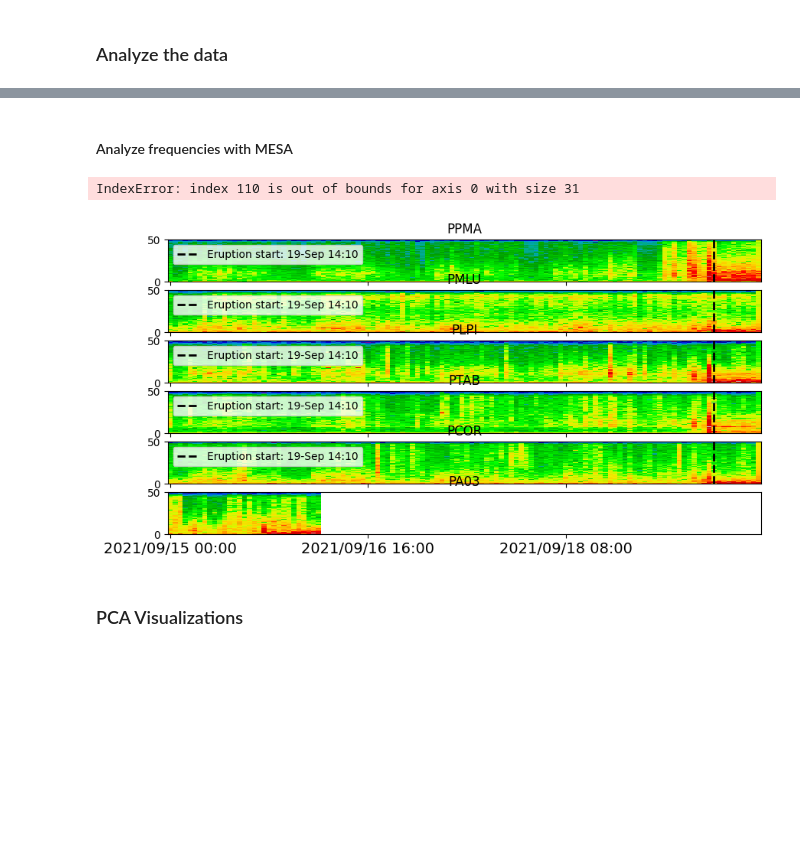
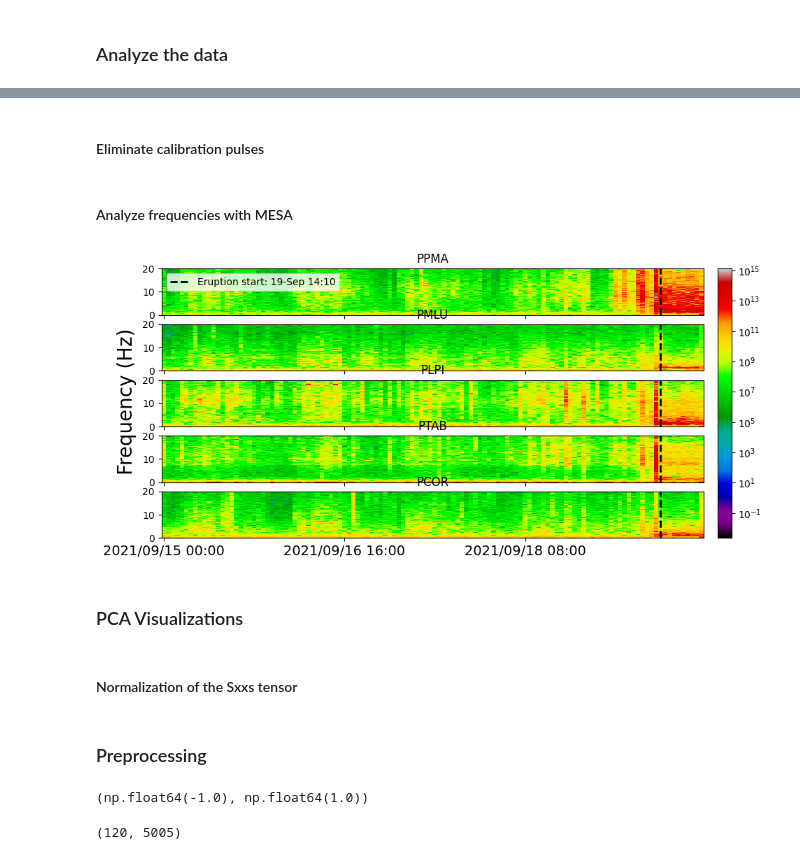
Before and after one commit to CoDaSLab/MSPC-Seismic, a Jupyter notebook: exploration/IGARSS.ipynb, the cells around one changed output, grey strips where cells are left out. Saved outputs shown, nothing was run; the diff lists cells and outputs as text; code cells hidden in the pictures; blank space fills up the shorter version.

```diff
--- a/exploration/IGARSS.ipynb
+++ b/exploration/IGARSS.ipynb
@@ -19,7 +19,7 @@ files['end_time'] = pd.to_datetime(files['end_time'], utc=True)
 
 
 eruption_files = files[(files['start_time']==starttime) | (files['end_time']==endtime) ]
-eruption_sensors = pd.unique(eruption_files['sensor'])
+eruption_sensors = pd.unique(eruption_files['sensor']).tolist()
 # %%
 print(f"There were {len(eruption_sensors)} measuring during the eruption")
 print(f"They were: \n {eruption_sensors}")
@@ -57,12 +66,18 @@ sensors = eruption_sensors
 # %%
 import obspy
 from obspy.core import UTCDateTime
+import numpy as np
+
 
 ST = []
-sensor_ids = [2,3,4,5,6,7,]
+sensors = ['PPMA', 'PMLU', 'PLPI', 'PTAB','PCOR']
+# sensors = ['PPMA', 'PLPI']
+
+sensor_ids = [eruption_sensors.index(element) for element in sensors if element in eruption_sensors]
+
 for sensor_id in sensor_ids:
     print(f"Reading 2021 data for sensor {eruption_sensors[sensor_id]}...")
-    st = obspy.read(f"{data_path}/C7.{eruption_sensors[sensor_id]}.*.2021.*",
+    st = obspy.read(f"{data_path}/C7.{eruption_sensors[sensor_id]}.*.HHE.*.2021.*",
                     starttime=UTCDateTime(starttime), endtime=UTCDateTime(endtime))
     st.merge()
     st.plot();
@@ -82,0 +96,2 @@ Reading 2021 data for sensor PA03...
+# %% [markdown]
+#### Eliminate calibration pulses
@@ -88,13 +111,14 @@ from msa.visualization import plot
 # %%
 sr = st[0].stats.sampling_rate
 
-window_length = 18 # s
+window_length = 20 # s
 window_samples = int(window_length*sr)
 # shift = window_length*1000 #s
 shift = 3600 #s
 hop = int(shift*sr)
 
 M = len(sensor_ids)
+N = len(sensor_ids)
 times = [[] for _ in range(M)]
 freqs = [[] for _ in range(M)]
 Sxxs  = [[] for _ in range(M)]
@@ -106,42 +130,84 @@ for i, sensor_id in enumerate(sensor_ids):
     times[i] = time[1:]
     freqs[i] = freq
     Sxxs[i]  = Sxx[:,1:]
+
+Sxxs = np.array(Sxxs)
+freqs = np.array(freqs)
+times = np.array(times)
 # %%
 import matplotlib.pyplot as plt
 import matplotlib.dates as mdates
-import numpy as np
 
 # timeUTC = np.linspace(starttime, endtime, num= len(times), endpoint=False, dtype='datetime64[s]')#.astype("datetime64[m]")
 timeUTC = np.arange(starttime, endtime, timedelta(seconds=shift), dtype='datetime64[s]')#.astype("datetime64[m]")
 
 target_time = np.datetime64(datetime(2021, 9, 19, 14, 10), 'm')
 eruption_idx = np.argmin(np.abs(timeUTC - target_time))
 
 fig, ax = plt.subplots(M,1, figsize=(10,5), sharex=True)
+
+vmin = np.min(Sxxs)
+vmax = np.max(Sxxs)
+
 if type(ax) != np.ndarray: ax = [ax]
 
 skip:int = len(times[0])//3
 locs = times[0][0::skip]
 timeUTC_label = timeUTC[0::skip]
 date_formatter = mdates.DateFormatter('%Y/%m/%d %H:%M')
 formatted_labels = [date_formatter(mdates.date2num(t)) for t in timeUTC_label]
 
 for i, sensor_id in enumerate(sensor_ids):
     ax[i].set_title(f"{eruption_sensors[sensor_id]}")
-    plot.spectrogram(times[i], freqs[i], Sxxs[i], cmap="nipy_spectral", logscale=True, ax = ax[i]);
+    _,_, mesh = plot.spectrogram(times[i], freqs[i], Sxxs[i], cmap="nipy_spectral",
+                                 logscale=True, ax = ax[i], vmin=vmin, vmax = vmax, ylim=(0,20));
+
 
     ax[i].set_xticks(locs[:], labels=formatted_labels[:],fontsize=14);
-    # ax.set_ylabel("Frequency (Hz)", fontsize=20)
 
     ax[i].axvline(x=times[i][eruption_idx], color='black', linestyle='--', linewidth=2, label='Eruption start: 19-Sep 14:10')
-    ax[i].legend();
+    if i == 0: ax[i].legend();
+
+
+bbox = ax[-1,].get_position()
+tbox = ax[ 0,].get_position()
+cax = fig.add_axes([0.92, bbox.y0, 0.02, tbox.y1-bbox.y0])
+cbar = fig.colorbar(mesh, cax=cax,)
+
+# ax.set_ylabel("Frequency (Hz)", fontsize=20)
+fig.text(.075, 0.5, "Frequency (Hz)", ha='center', va='center', rotation=90, fontsize=20);
 # %% [output]
-IndexError: index 110 is out of bounds for axis 0 with size 31
-[figure, old version]
+[figure, new version]
 # %% [markdown]
 ### PCA Visualizations
+# %% [markdown]
+#### Normalization of the Sxxs tensor
+# %% [markdown]
+### Preprocessing
+# %%
+Sxxs.shape, type(Sxxs.shape),times.shape
+np.mean(Sxxs, 0).shape
+
+
+Sxxs_norm = Sxxs
+# Mean centering
+Sxxs_norm = Sxxs_norm - np.mean(Sxxs_norm, 0)
+# Min max scaling
+# Sxxs_norm = (Sxxs_norm - np.min(Sxxs_norm, 0)) / (np.max(Sxxs_norm,0) - np.min(Sxxs_norm,0))
+# Max scaling
+Sxxs_norm = (Sxxs_norm) / (np.max(np.abs(Sxxs_norm),0))
+
+vmin = np.min(Sxxs_norm)
+vmax = np.max(Sxxs_norm)
+
+vmin, vmax
+# %% [output]
+(np.float64(-1.0), np.float64(1.0))
 # %%
 # Data fusion
-data = np.vstack(Sxxs).T
+X = np.vstack(Sxxs_norm).T
+X.shape
+# %% [output]
+(120, 5005)
 # %%
 import mspc_pca.plot
```
Also changed, not shown: parts of 10 cells of this notebook, 7 other files.
